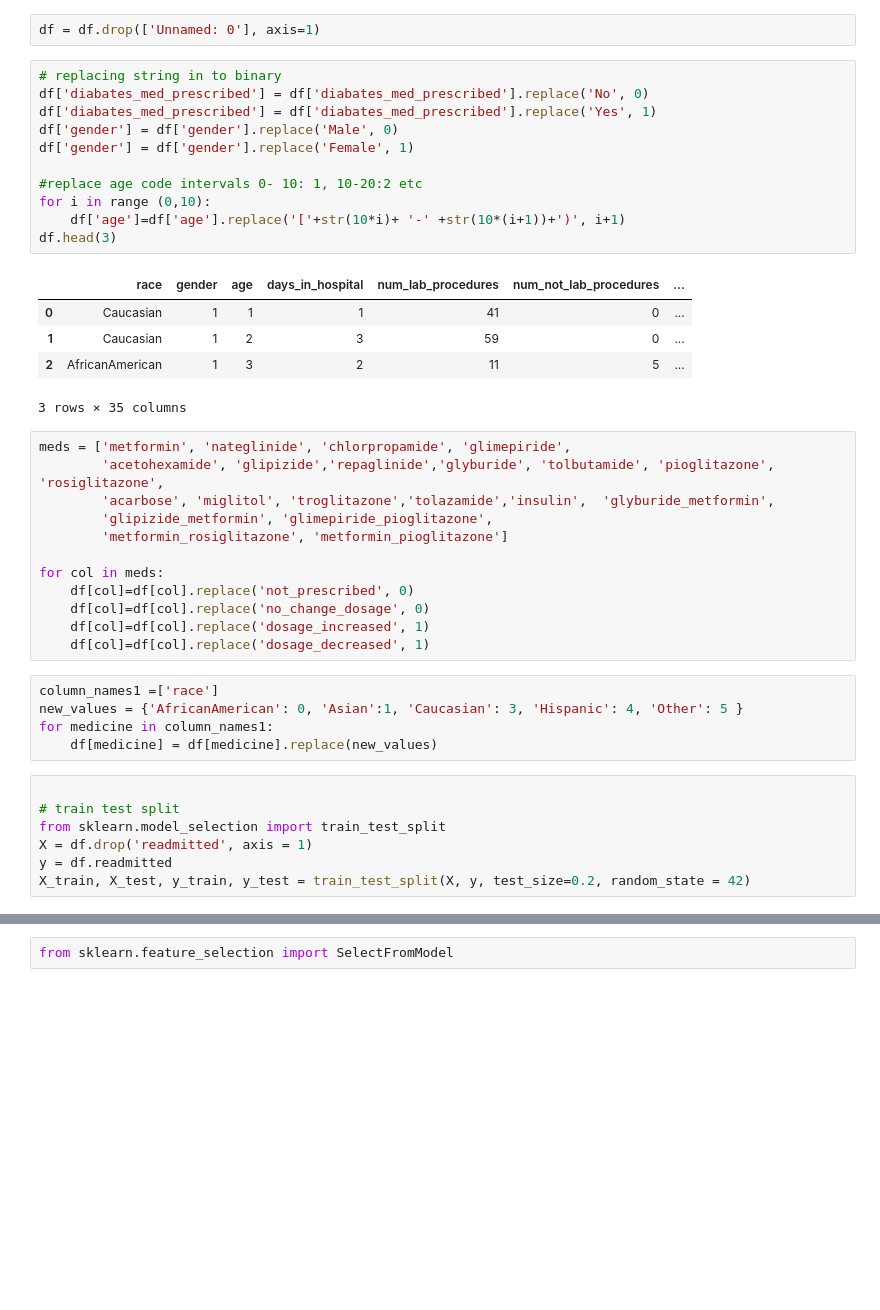
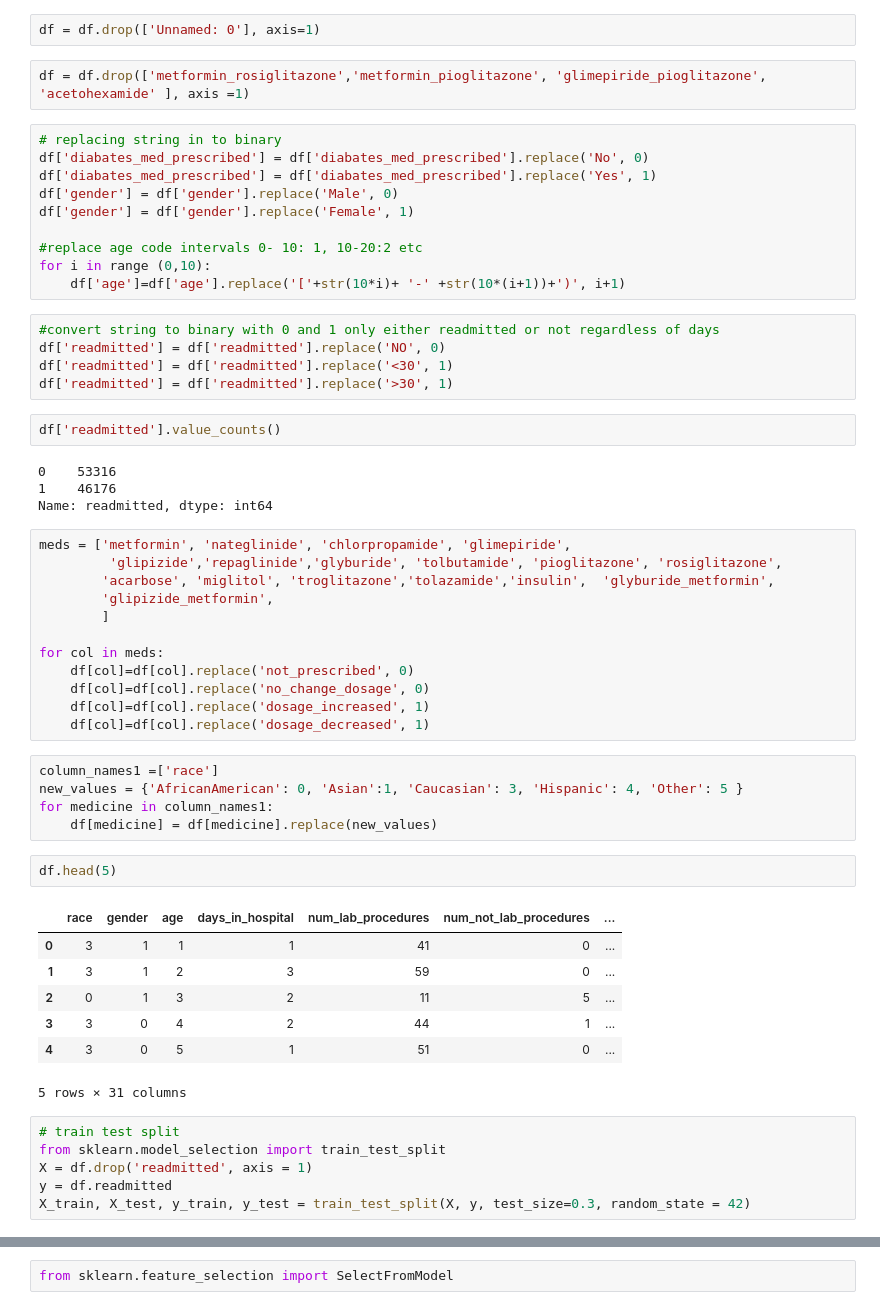
Before and after one commit to susan289/Diabetes, a Jupyter notebook: Random Forest .ipynb, the cells around one changed output, grey strips where cells are left out. Saved outputs shown, nothing was run; the diff lists cells and outputs as text; blank space fills up the shorter version.

```diff
--- a/Random Forest .ipynb
+++ b/Random Forest .ipynb
@@ -28,5 +83,7 @@ df.drop(to_drop, inplace=True, axis=1)
 # %%
 df = df.drop(['Unnamed: 0'], axis=1)
+# %%
+df = df.drop(['metformin_rosiglitazone','metformin_pioglitazone', 'glimepiride_pioglitazone', 'acetohexamide' ], axis =1)
 # %%
 # replacing string in to binary
 df['diabates_med_prescribed'] = df['diabates_med_prescribed'].replace('No', 0)
@@ -37,19 +94,23 @@ df['gender'] = df['gender'].replace('Female', 1)
 #replace age code intervals 0- 10: 1, 10-20:2 etc
 for i in range (0,10):
     df['age']=df['age'].replace('['+str(10*i)+ '-' +str(10*(i+1))+')', i+1)
-df.head(3)
-# %% [output]
-|  | race | gender | age | days_in_hospital | num_lab_procedures | num_not_lab_procedures | ... |
-| 0 | Caucasian | 1 | 1 | 1 | 41 | 0 | ... |
-| 1 | Caucasian | 1 | 2 | 3 | 59 | 0 | ... |
-| 2 | AfricanAmerican | 1 | 3 | 2 | 11 | 5 | ... |
-3 rows × 35 columns
+# %%
+#convert string to binary with 0 and 1 only either readmitted or not regardless of days
+df['readmitted'] = df['readmitted'].replace('NO', 0)
+df['readmitted'] = df['readmitted'].replace('<30', 1)
+df['readmitted'] = df['readmitted'].replace('>30', 1)
+# %%
+df['readmitted'].value_counts()
+# %% [output]
+0    53316
+1    46176
+Name: readmitted, dtype: int64
 # %%
 meds = ['metformin', 'nateglinide', 'chlorpropamide', 'glimepiride',
-        'acetohexamide', 'glipizide','repaglinide','glyburide', 'tolbutamide', 'pioglitazone', 'rosiglitazone',
+         'glipizide','repaglinide','glyburide', 'tolbutamide', 'pioglitazone', 'rosiglitazone',
         'acarbose', 'miglitol', 'troglitazone','tolazamide','insulin',  'glyburide_metformin',
-        'glipizide_metformin', 'glimepiride_pioglitazone',
-        'metformin_rosiglitazone', 'metformin_pioglitazone']
+        'glipizide_metformin',
+        ]
 
 for col in meds:
     df[col]=df[col].replace('not_prescribed', 0)
@@ -61,13 +122,22 @@ column_names1 =['race']
 new_values = {'AfricanAmerican': 0, 'Asian':1, 'Caucasian': 3, 'Hispanic': 4, 'Other': 5 }
 for medicine in column_names1:
     df[medicine] = df[medicine].replace(new_values)
+# %%
+df.head(5)
+# %% [output]
+|  | race | gender | age | days_in_hospital | num_lab_procedures | num_not_lab_procedures | ... |
+| 0 | 3 | 1 | 1 | 1 | 41 | 0 | ... |
+| 1 | 3 | 1 | 2 | 3 | 59 | 0 | ... |
+| 2 | 0 | 1 | 3 | 2 | 11 | 5 | ... |
+| 3 | 3 | 0 | 4 | 2 | 44 | 1 | ... |
+| 4 | 3 | 0 | 5 | 1 | 51 | 0 | ... |
+5 rows × 31 columns
 # %%
-
 # train test split
 from sklearn.model_selection import train_test_split
 X = df.drop('readmitted', axis = 1)
 y = df.readmitted
-X_train, X_test, y_train, y_test = train_test_split(X, y, test_size=0.2, random_state = 42)
+X_train, X_test, y_train, y_test = train_test_split(X, y, test_size=0.3, random_state = 42)
 # %%
 #size of x train
 len(X_train)
```
Also changed, not shown: parts of 21 cells of this notebook.
